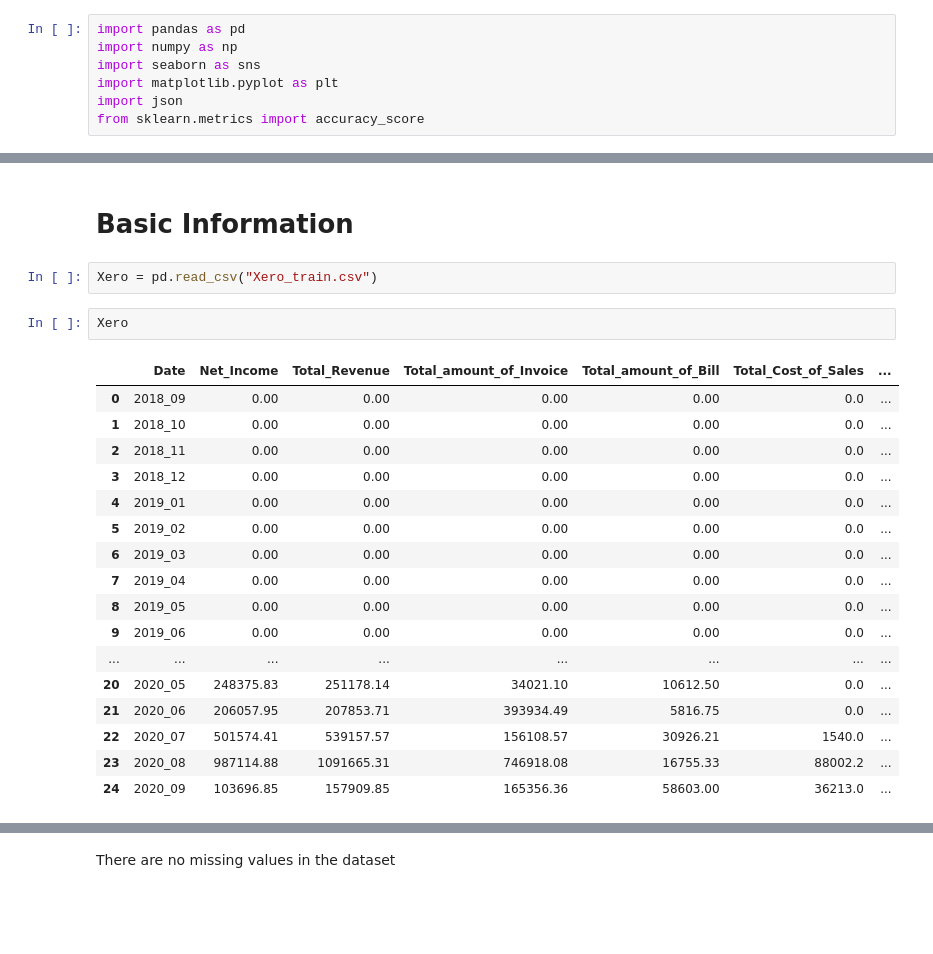
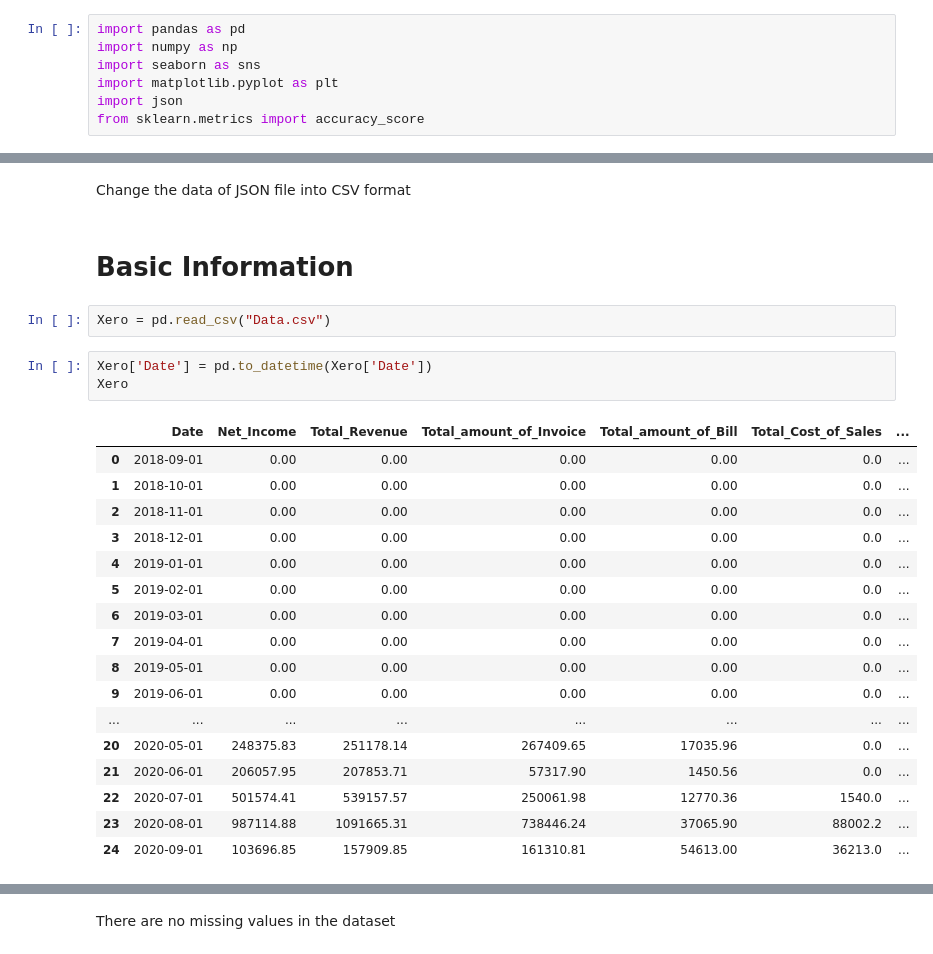
Before and after one commit to ZhudongQiu/Xero, a Jupyter notebook: Xero_notebook.ipynb, the cells around one changed output, grey strips where cells are left out. Saved outputs shown, nothing was run; the diff lists cells and outputs as text; blank space fills up the shorter version.

```diff
--- a/Xero_notebook.ipynb
+++ b/Xero_notebook.ipynb
@@ -8,27 +446,30 @@ from sklearn.metrics import accuracy_score
+# %% [markdown]
+Change the data of JSON file into CSV format
 # %% [markdown]
 # Basic Information
 # %%
-Xero = pd.read_csv("Xero_train.csv")
+Xero = pd.read_csv("Data.csv")
-# %%
-Xero
-# %% [output]
-|  | Date | Net_Income | Total_Revenue | Total_amount_of_Invoice | Total_amount_of_Bill | Total_Cost_of_Sales | ... |
-| 0 | 2018_09 | 0.00 | 0.00 | 0.00 | 0.00 | 0.0 | ... |
-| 1 | 2018_10 | 0.00 | 0.00 | 0.00 | 0.00 | 0.0 | ... |
-| 2 | 2018_11 | 0.00 | 0.00 | 0.00 | 0.00 | 0.0 | ... |
-| 3 | 2018_12 | 0.00 | 0.00 | 0.00 | 0.00 | 0.0 | ... |
-| 4 | 2019_01 | 0.00 | 0.00 | 0.00 | 0.00 | 0.0 | ... |
-| 5 | 2019_02 | 0.00 | 0.00 | 0.00 | 0.00 | 0.0 | ... |
-| 6 | 2019_03 | 0.00 | 0.00 | 0.00 | 0.00 | 0.0 | ... |
-| 7 | 2019_04 | 0.00 | 0.00 | 0.00 | 0.00 | 0.0 | ... |
-| 8 | 2019_05 | 0.00 | 0.00 | 0.00 | 0.00 | 0.0 | ... |
-| 9 | 2019_06 | 0.00 | 0.00 | 0.00 | 0.00 | 0.0 | ... |
-| ... | ... | ... | ... | ... | ... | ... | ... |
-| 20 | 2020_05 | 248375.83 | 251178.14 | 34021.10 | 10612.50 | 0.0 | ... |
-| 21 | 2020_06 | 206057.95 | 207853.71 | 393934.49 | 5816.75 | 0.0 | ... |
-| 22 | 2020_07 | 501574.41 | 539157.57 | 156108.57 | 30926.21 | 1540.0 | ... |
-| 23 | 2020_08 | 987114.88 | 1091665.31 | 746918.08 | 16755.33 | 88002.2 | ... |
-| 24 | 2020_09 | 103696.85 | 157909.85 | 165356.36 | 58603.00 | 36213.0 | ... |
+# %%
+Xero['Date'] = pd.to_datetime(Xero['Date'])
+Xero
+# %% [output]
+|  | Date | Net_Income | Total_Revenue | Total_amount_of_Invoice | Total_amount_of_Bill | Total_Cost_of_Sales | ... |
+| 0 | 2018-09-01 | 0.00 | 0.00 | 0.00 | 0.00 | 0.0 | ... |
+| 1 | 2018-10-01 | 0.00 | 0.00 | 0.00 | 0.00 | 0.0 | ... |
+| 2 | 2018-11-01 | 0.00 | 0.00 | 0.00 | 0.00 | 0.0 | ... |
+| 3 | 2018-12-01 | 0.00 | 0.00 | 0.00 | 0.00 | 0.0 | ... |
+| 4 | 2019-01-01 | 0.00 | 0.00 | 0.00 | 0.00 | 0.0 | ... |
+| 5 | 2019-02-01 | 0.00 | 0.00 | 0.00 | 0.00 | 0.0 | ... |
+| 6 | 2019-03-01 | 0.00 | 0.00 | 0.00 | 0.00 | 0.0 | ... |
+| 7 | 2019-04-01 | 0.00 | 0.00 | 0.00 | 0.00 | 0.0 | ... |
+| 8 | 2019-05-01 | 0.00 | 0.00 | 0.00 | 0.00 | 0.0 | ... |
+| 9 | 2019-06-01 | 0.00 | 0.00 | 0.00 | 0.00 | 0.0 | ... |
+| ... | ... | ... | ... | ... | ... | ... | ... |
+| 20 | 2020-05-01 | 248375.83 | 251178.14 | 267409.65 | 17035.96 | 0.0 | ... |
+| 21 | 2020-06-01 | 206057.95 | 207853.71 | 57317.90 | 1450.56 | 0.0 | ... |
+| 22 | 2020-07-01 | 501574.41 | 539157.57 | 250061.98 | 12770.36 | 1540.0 | ... |
+| 23 | 2020-08-01 | 987114.88 | 1091665.31 | 738446.24 | 37065.90 | 88002.2 | ... |
+| 24 | 2020-09-01 | 103696.85 | 157909.85 | 161310.81 | 54613.00 | 36213.0 | ... |
 # %%
 Xero.info()
 # %% [output]
```
Also changed, not shown: parts of 39 cells of this notebook, 11 other files.
